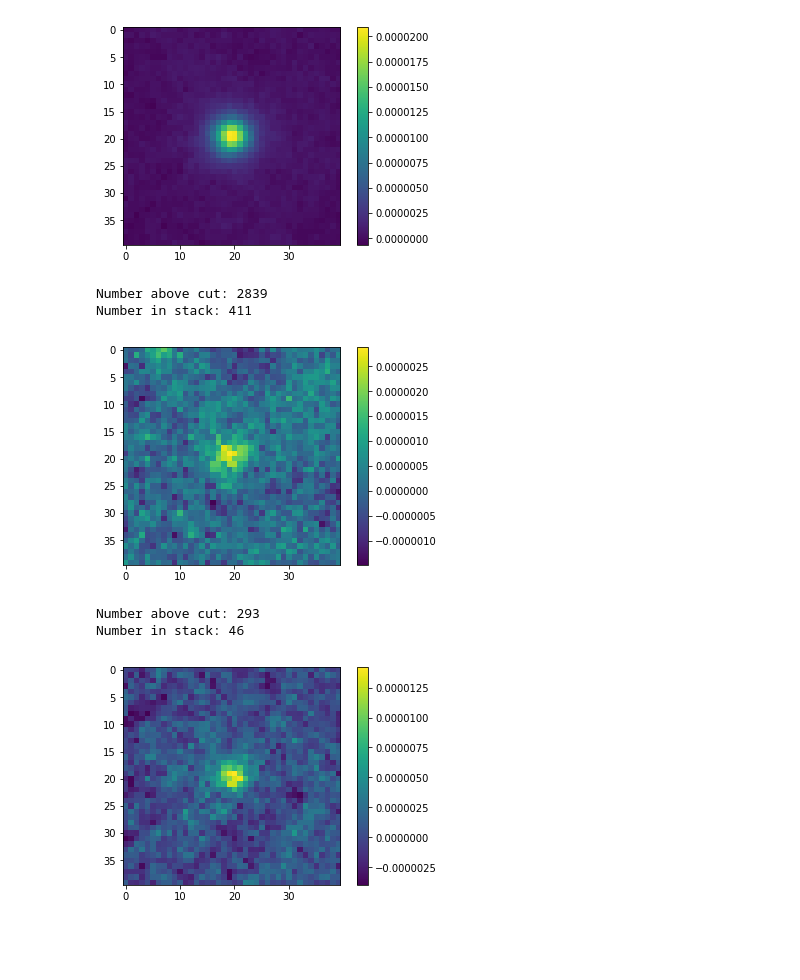
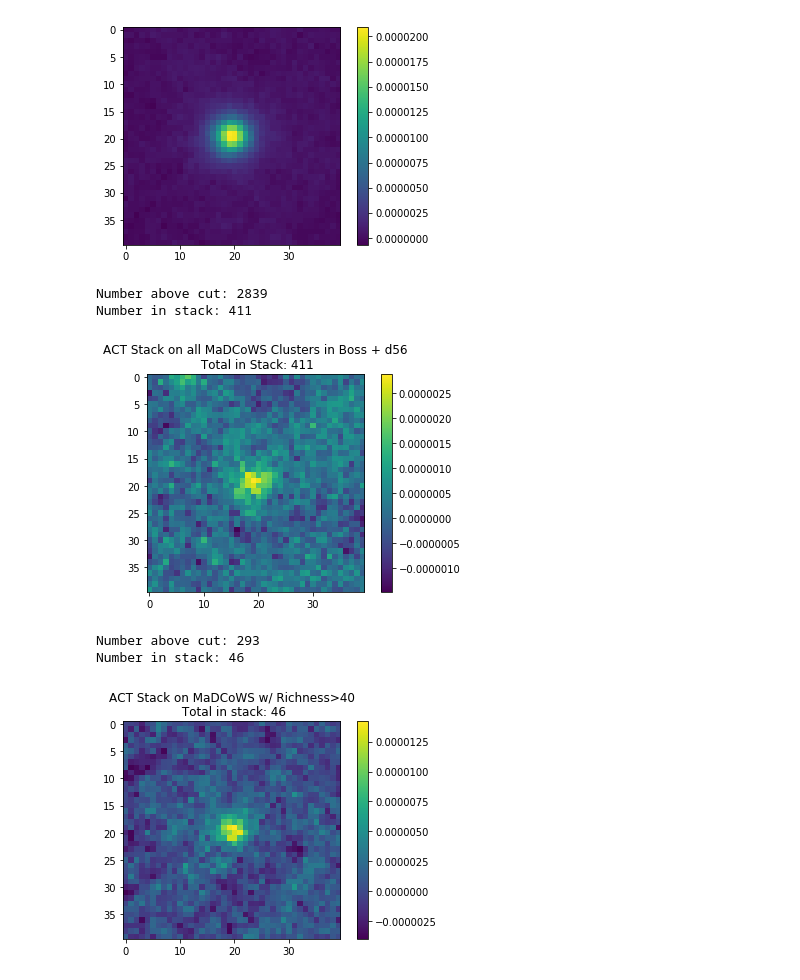
Before and after one commit to Sulla2012/madcowsclusters, a Jupyter notebook: madcows_y_stacker.ipynb, the cells around one changed output. Saved outputs shown, nothing was run; the diff lists cells and outputs as text; code cells hidden in the pictures; blank space fills up the shorter version.

Commit message:
Fixed plots

```diff
--- a/madcows_y_stacker.ipynb
+++ b/madcows_y_stacker.ipynb
@@ -42,7 +42,7 @@ def stack(ras, decs, map1, mask1, map2 = None, mask2 = None, width = 20.):
 
         stack /= divisor
         print("Number in stack: {}".format(divisor))
-        return stack
+        return stack, divisor
 # %%
 mappath = '/scratch/r/rbond/msyriac/data/depot/tilec/v1.2.0_20200324/map_v1.2.0_joint_boss/'
 
@@ -98,32 +98,36 @@ mdcw_ra, mdcw_dec = np.array(mdcw_ra), np.array(mdcw_dec)
 
 print("Number above cut: {}".format(len(mdcw_ra)))
 
-mdcw_stack = stack(mdcw_ra, mdcw_dec, boss_map, boss_mask, d56_map, d56_mask)
+mdcw_stack, stack_num = stack(mdcw_ra, mdcw_dec, boss_map, boss_mask, d56_map, d56_mask)
 plt.imshow(mdcw_stack)
 plt.colorbar()
+plt.title("ACT Stack on all MaDCoWS Clusters in Boss + d56\n Total in Stack: {}".format(stack_num))
+plt.savefig("mdcw_stack_act_y.png")
 plt.show()
-plt.savefig("mdcw_stack_act_y.png")
 plt.close()
 # %% [output]
 Number above cut: 2839
 Number in stack: 411
-[figure, old version]
+[figure, new version]
 # %%
 #print(mdcw_catalog[1].header)
-mdcw_cut = np.where((40<np.array(mdcw_catalog[1].data['Rich'])) & (np.array(mdcw_catalog[1].data['Rich'])<1000))[0]
+
+rich_cut = 40
+mdcw_cut = np.where((rich_cut<np.array(mdcw_catalog[1].data['Rich'])) & (np.array(mdcw_catalog[1].data['Rich'])<1000))[0]
 
 print("Number above cut: {}".format(len(mdcw_cut)))
 
 mdcw_cut_ra = mdcw_ra[mdcw_cut]
 mdcw_cut_dec = mdcw_dec[mdcw_cut]
 
-mdcw_stack = stack(mdcw_cut_ra, mdcw_cut_dec, boss_map, boss_mask, d56_map, d56_mask)
+mdcw_stack, stack_num = stack(mdcw_cut_ra, mdcw_cut_dec, boss_map, boss_mask, d56_map, d56_mask)
 plt.imshow(mdcw_stack)
 plt.colorbar()
+plt.title("ACT Stack on MaDCoWS w/ Richness>{}\n Total in stack: {}".format(rich_cut, stack_num))
+plt.savefig("mdcw_cut_stack_act_y.png")
 plt.show()
-plt.savefig("mdcw_cut_stack_act_y.png")
 plt.close()
 # %% [output]
 Number above cut: 293
 Number in stack: 46
-[figure, old version]
+[figure, new version]
```
Also changed, not shown: 2 other files.
